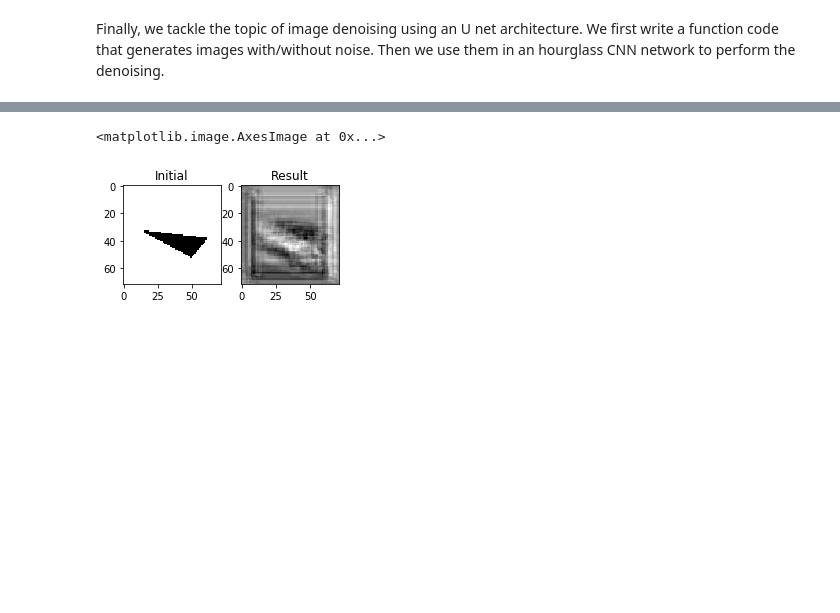
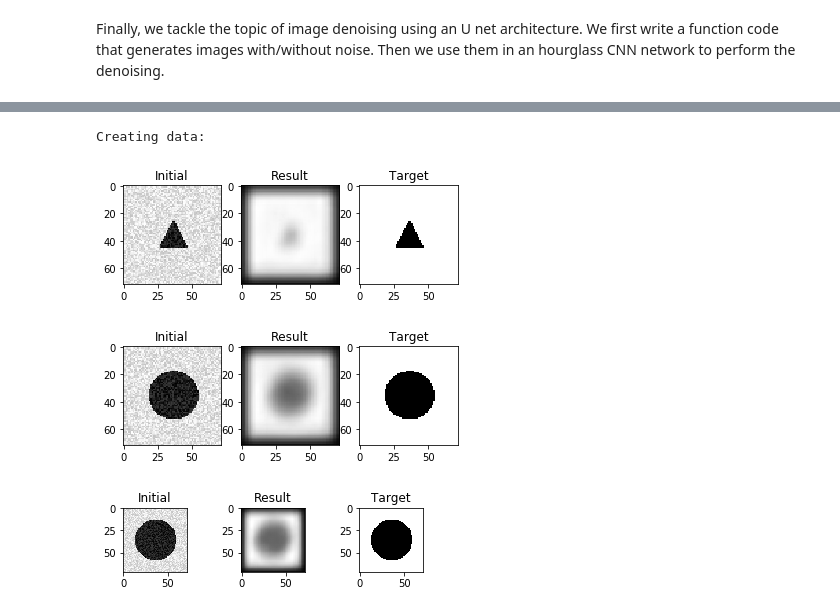
Before and after one commit to Gharbiw/DeepLearningMVA, a Jupyter notebook: DeepLearning TP1.ipynb, the cells around one changed output, grey strips where cells are left out. Drawn from its saved outputs; the diff is of its cells as text; code cells hidden in the pictures; blank space fills up the shorter version.

```diff
--- a/DeepLearning TP1.ipynb
+++ b/DeepLearning TP1.ipynb
@@ -582,12 +617,49 @@ Epoch 50/50
 <keras.callbacks.History at 0x...>
-# %%
-plt.subplot(131)
-plt.title('Initial')
-plt.imshow(X_train[0].reshape(72,72), cmap='gray')
-
-plt.subplot(132)
-plt.title('Result')
-plt.imshow(1-autoencoder.predict(X_train[0].reshape(1, 72,72,1)).reshape(72,72), cmap='gray')
-# %% [output]
-<matplotlib.image.AxesImage at 0x...>
-[figure, removed]
+# %%
+[X_target, X_test] =generate_dataset_denoising(3,80)
+X_result = autoencodeur.predict(X_test.reshape(3,72,72,1))
+plt.subplot(131)
+plt.title('Initial')
+plt.imshow(X_test[0].reshape(72,72), cmap='gray')
+
+plt.subplot(132)
+plt.title('Result')
+plt.imshow(X_result[0].reshape(72,72), cmap='gray')
+
+plt.subplot(133)
+plt.title('Target')
+plt.imshow(X_target[0].reshape(72,72), cmap = 'gray')
+plt.show()
+
+plt.subplot(231)
+plt.title('Initial')
+plt.imshow(X_test[1].reshape(72,72), cmap='gray')
+
+plt.subplot(232)
+plt.title('Result')
+plt.imshow(X_result[1].reshape(72,72), cmap='gray')
+
+plt.subplot(233)
+plt.title('Target')
+plt.imshow(X_target[1].reshape(72,72), cmap = 'gray')
+plt.show()
+
+plt.subplot(331)
+plt.title('Initial')
+plt.imshow(X_test[2].reshape(72,72), cmap='gray')
+
+plt.subplot(332)
+plt.title('Result')
+plt.imshow(X_result[2].reshape(72,72), cmap='gray')
+
+plt.subplot(333)
+plt.title('Target')
+plt.imshow(X_target[2].reshape(72,72), cmap = 'gray')
+
+
+plt.show()
+# %% [output]
+Creating data:
+[figure, added]
+[figure, added]
+[figure, added]
```
Also changed, not shown: parts of 18 cells of this notebook.
